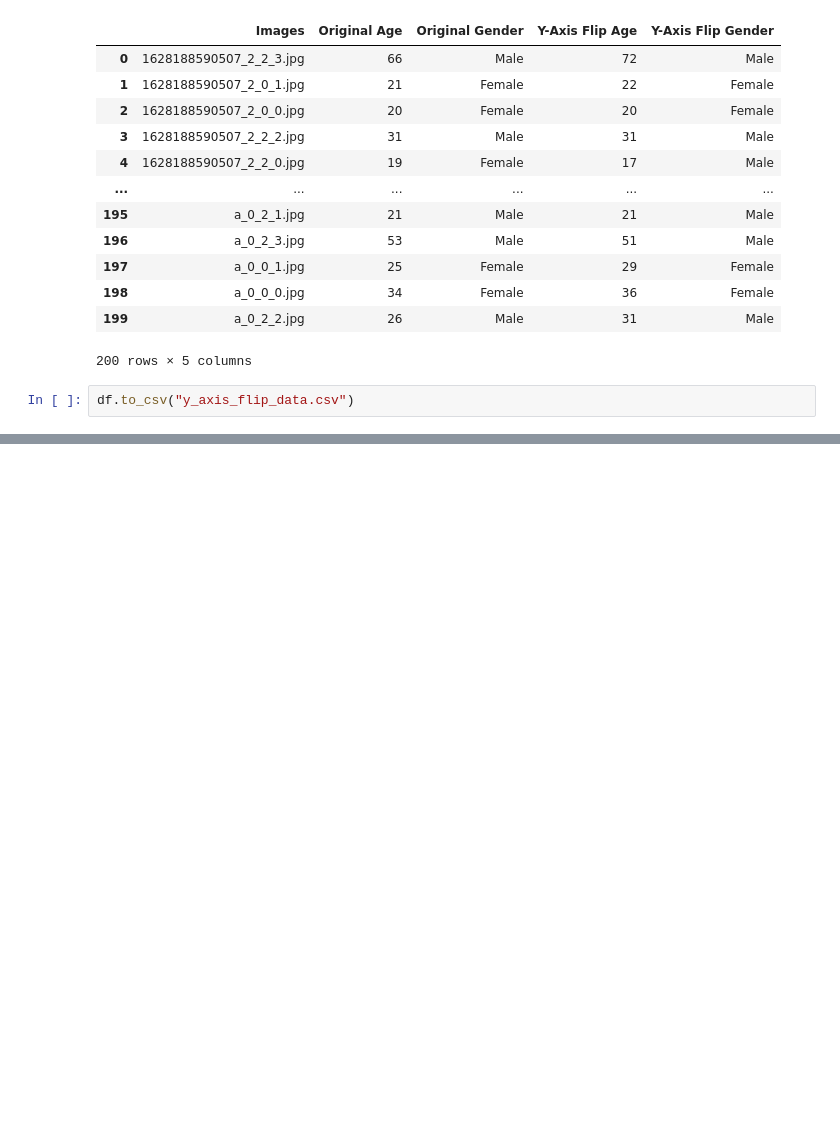
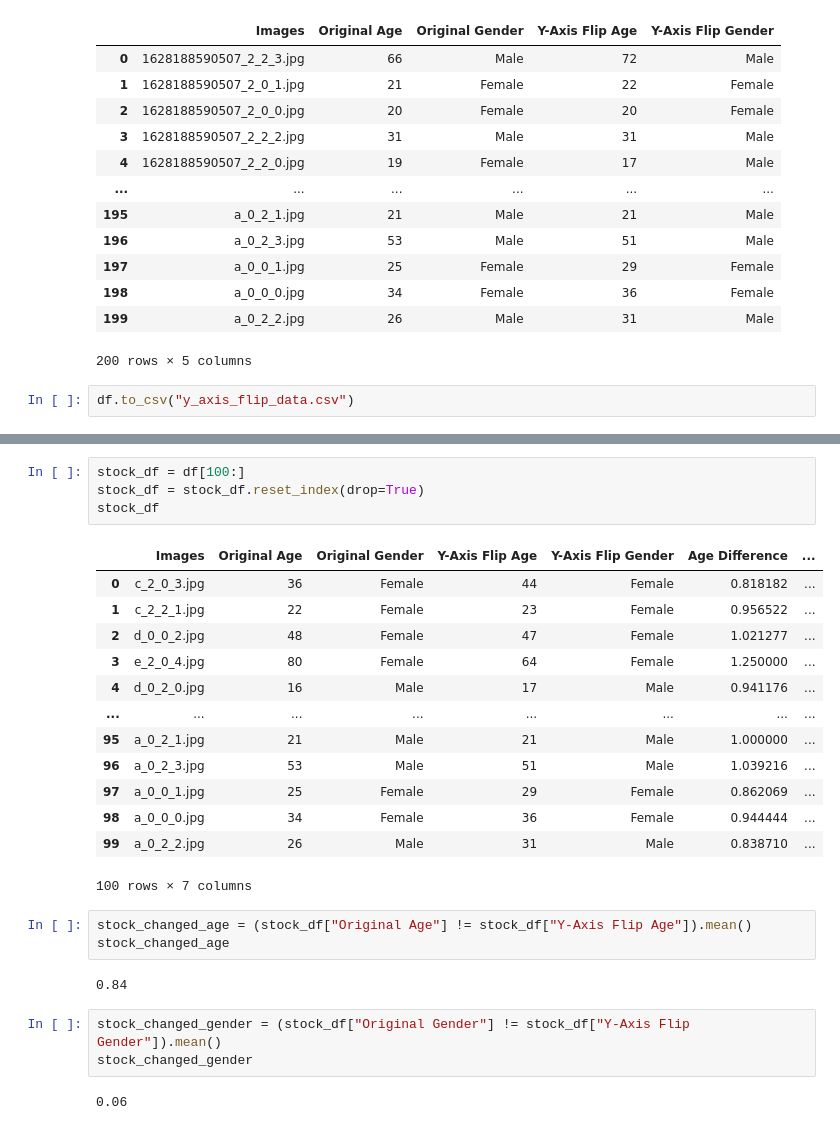
Before and after one commit to levikap/Face_PP_Audit, a Jupyter notebook: face++_audit.ipynb, the cells around one changed output, grey strips where cells are left out. Cells and saved outputs as stored; diff of their text form; blank space fills up the shorter version.

```diff
--- a/face++_audit.ipynb
+++ b/face++_audit.ipynb
@@ -245,0 +329,28 @@ df.to_csv("y_axis_flip_data.csv")
+# %%
+stock_df = df[100:]
+stock_df = stock_df.reset_index(drop=True)
+stock_df
+# %% [output]
+|  | Images | Original Age | Original Gender | Y-Axis Flip Age | Y-Axis Flip Gender | Age Difference | ... |
+| 0 | c_2_0_3.jpg | 36 | Female | 44 | Female | 0.818182 | ... |
+| 1 | c_2_2_1.jpg | 22 | Female | 23 | Female | 0.956522 | ... |
+| 2 | d_0_0_2.jpg | 48 | Female | 47 | Female | 1.021277 | ... |
+| 3 | e_2_0_4.jpg | 80 | Female | 64 | Female | 1.250000 | ... |
+| 4 | d_0_2_0.jpg | 16 | Male | 17 | Male | 0.941176 | ... |
+| ... | ... | ... | ... | ... | ... | ... | ... |
+| 95 | a_0_2_1.jpg | 21 | Male | 21 | Male | 1.000000 | ... |
+| 96 | a_0_2_3.jpg | 53 | Male | 51 | Male | 1.039216 | ... |
+| 97 | a_0_0_1.jpg | 25 | Female | 29 | Female | 0.862069 | ... |
+| 98 | a_0_0_0.jpg | 34 | Female | 36 | Female | 0.944444 | ... |
+| 99 | a_0_2_2.jpg | 26 | Male | 31 | Male | 0.838710 | ... |
+100 rows × 7 columns
+# %%
+stock_changed_age = (stock_df["Original Age"] != stock_df["Y-Axis Flip Age"]).mean()
+stock_changed_age
+# %% [output]
+0.84
+# %%
+stock_changed_gender = (stock_df["Original Gender"] != stock_df["Y-Axis Flip Gender"]).mean()
+stock_changed_gender
+# %% [output]
+0.06
```
Also changed, not shown: parts of 20 cells of this notebook, 3 other files.
